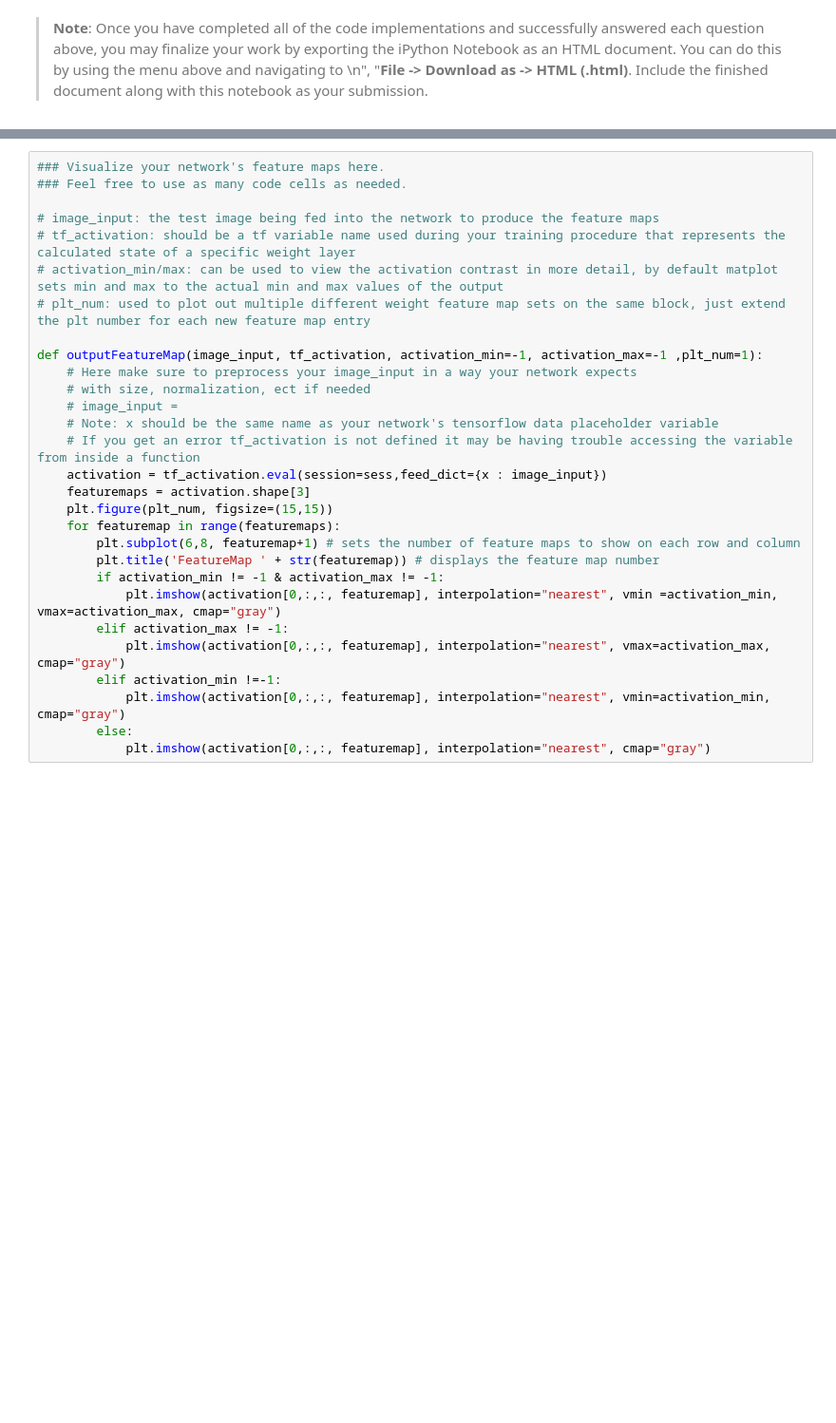
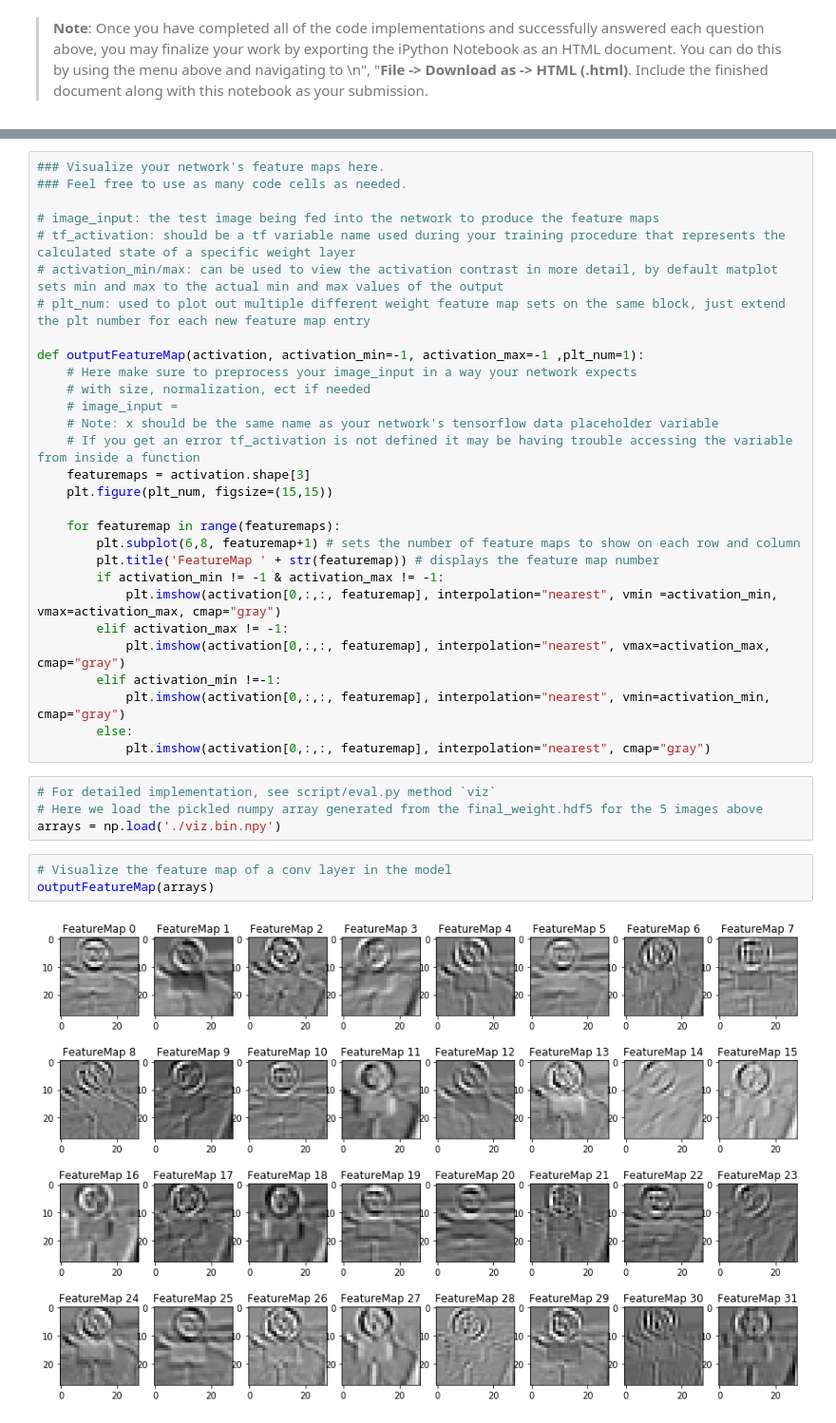
Before and after one commit to moomou/CarND-Traffic-Sign-Classifier-Project, a Jupyter notebook: Traffic_Sign_Classifier.ipynb, the cells around one changed output, grey strips where cells are left out. Shown at 95% size. Saved outputs shown, nothing was run; the diff lists cells and outputs as text; blank space fills up the shorter version.

```diff
--- a/Traffic_Sign_Classifier.ipynb
+++ b/Traffic_Sign_Classifier.ipynb
@@ -370,15 +404,15 @@ For an example of what feature map outputs look like, check out NVIDIA's results
 # activation_min/max: can be used to view the activation contrast in more detail, by default matplot sets min and max to the actual min and max values of the output
 # plt_num: used to plot out multiple different weight feature map sets on the same block, just extend the plt number for each new feature map entry
 
-def outputFeatureMap(image_input, tf_activation, activation_min=-1, activation_max=-1 ,plt_num=1):
+def outputFeatureMap(activation, activation_min=-1, activation_max=-1 ,plt_num=1):
     # Here make sure to preprocess your image_input in a way your network expects
     # with size, normalization, ect if needed
     # image_input =
     # Note: x should be the same name as your network's tensorflow data placeholder variable
     # If you get an error tf_activation is not defined it may be having trouble accessing the variable from inside a function
-    activation = tf_activation.eval(session=sess,feed_dict={x : image_input})
     featuremaps = activation.shape[3]
     plt.figure(plt_num, figsize=(15,15))
+
     for featuremap in range(featuremaps):
         plt.subplot(6,8, featuremap+1) # sets the number of feature maps to show on each row and column
         plt.title('FeatureMap ' + str(featuremap)) # displays the feature map number
@@ -390,3 +424,12 @@ def outputFeatureMap(image_input, tf_activation, activation_min=-1, activation_m
             plt.imshow(activation[0,:,:, featuremap], interpolation="nearest", vmin=activation_min, cmap="gray")
         else:
             plt.imshow(activation[0,:,:, featuremap], interpolation="nearest", cmap="gray")
+# %%
+# For detailed implementation, see script/eval.py method `viz`
+# Here we load the pickled numpy array generated from the final_weight.hdf5 for the 5 images above
+arrays = np.load('./viz.bin.npy')
+# %%
+# Visualize the feature map of a conv layer in the model
+outputFeatureMap(arrays)
+# %% [output]
+[figure, added]
```
Also changed, not shown: parts of 23 cells of this notebook, 4 other files.
